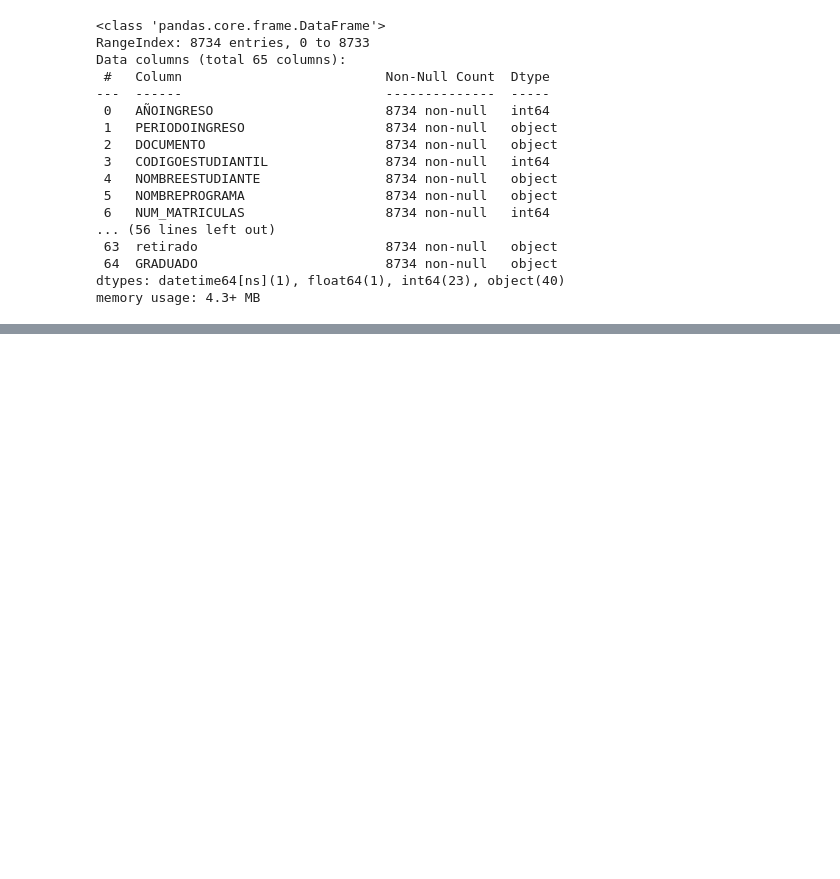
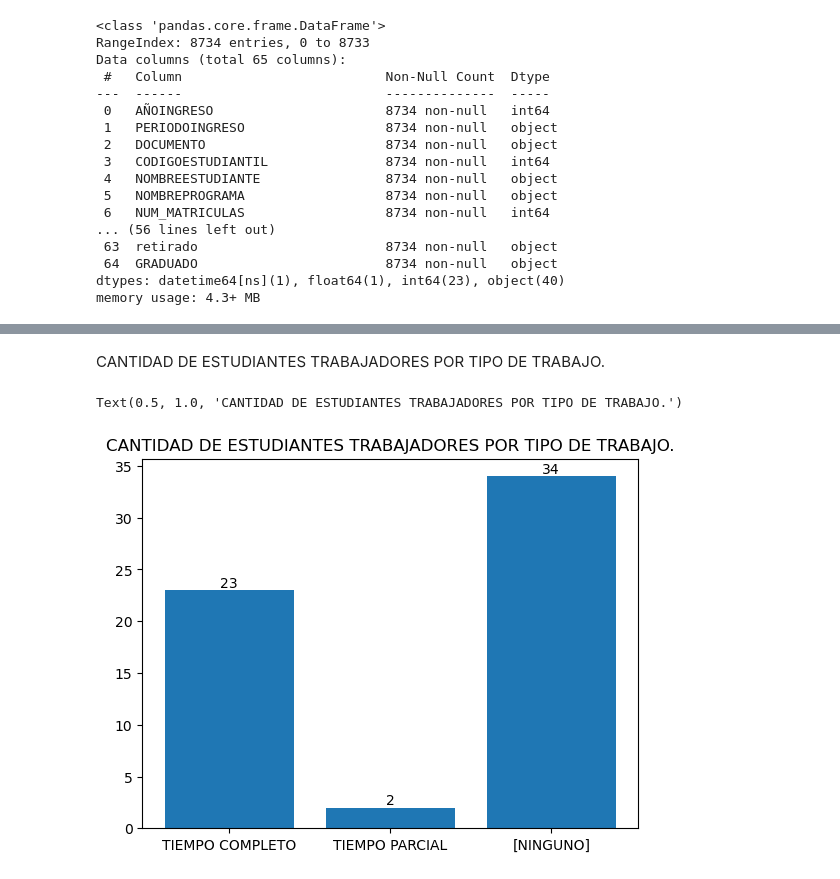
Before and after one commit to TheJokerV/PracticasEmpresariales, a Jupyter notebook: Diagramas.ipynb, the cells around one changed output, grey strips where cells are left out. Cells and saved outputs as stored; diff of their text form; code cells hidden in the pictures; blank space fills up the shorter version.

```diff
--- a/Diagramas.ipynb
+++ b/Diagramas.ipynb
@@ -42,0 +59,13 @@ Text(0.5, 1.0, 'GRADUADOS EN LA CARRERA DE INGENIERIA DE SISTEMAS.')
+# %% [markdown]
+CANTIDAD DE ESTUDIANTES TRABAJADORES POR TIPO DE TRABAJO.
+# %%
+conteo2 = sistemasGraduados.groupby('TIPOTRABAJO').count()
+plt.bar(conteo2.index, conteo2['DOCUMENTO'])
+
+for i, count in enumerate(conteo2['DOCUMENTO']):
+  plt.text(i, count, str(count), ha='center', va='bottom')
+
+plt.title('CANTIDAD DE ESTUDIANTES TRABAJADORES POR TIPO DE TRABAJO.')
+# %% [output]
+Text(0.5, 1.0, 'CANTIDAD DE ESTUDIANTES TRABAJADORES POR TIPO DE TRABAJO.')
+[figure, added]
```
Also changed, not shown: parts of 7 cells of this notebook, 1 other file.
